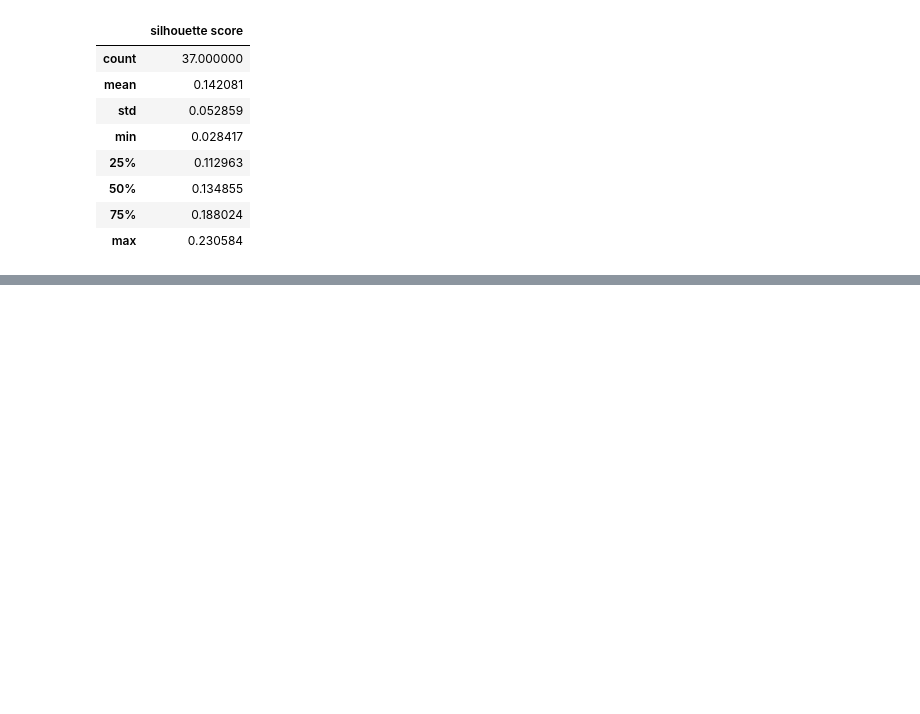
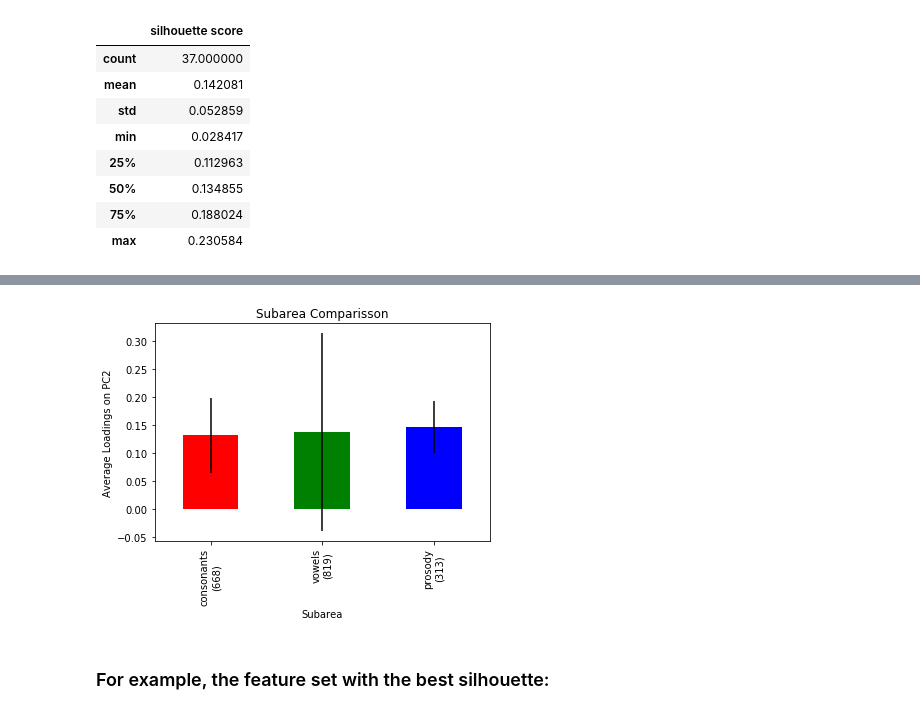
Before and after one commit to ilay32/wals-project, a Jupyter notebook: subareas.ipynb, the cells around one changed output, grey strips where cells are left out. Cells and saved outputs as stored; diff of their text form; code cells hidden in the pictures; blank space fills up the shorter version.

```diff
--- a/subareas.ipynb
+++ b/subareas.ipynb
@@ -205,0 +230,33 @@ r2df[r2df['feature'] == '143A']
+# %%
+comp2cons = comp2.loc[comp2['subarea'].isin(['consonants','consonants and vowels'])]
+comp2vowels = comp2.loc[comp2['subarea'].isin(['vowels','consonants and vowels'])]
+comp2pros = comp2.loc[comp2['subarea'] == 'prosody']
+means = [df['mean_loading'].mean() for df in (comp2cons,comp2vowels,comp2pros)]
+stds = [df['mean_loading'].std() for df in (comp2cons,comp2vowels,comp2pros)]
+
+xlabs = [
+    "consonants\n(" + str(int(comp2cons['participation'].mean())) + ")",
+    "vowels\n("+str(int(comp2vowels['participation'].mean()))+")",
+    "prosody\n(" + str(int(comp2pros['participation'].mean()))+")"
+]
+
+s = pd.Series(
+    means,
+    index = xlabs
+)
+
+plt.title("Subarea Comparisson")
+plt.ylabel('Average Loadings on PC2')
+plt.xlabel('Subarea')
+
+s.plot(
+    kind='bar',
+    color='rgb',
+    yerr = stds
+)
+
+plt.show()
+# %% [output]
+[figure, added]
+# %% [markdown]
+### For example, the feature set with the best silhouette:
```
Also changed, not shown: parts of 43 cells of this notebook.
